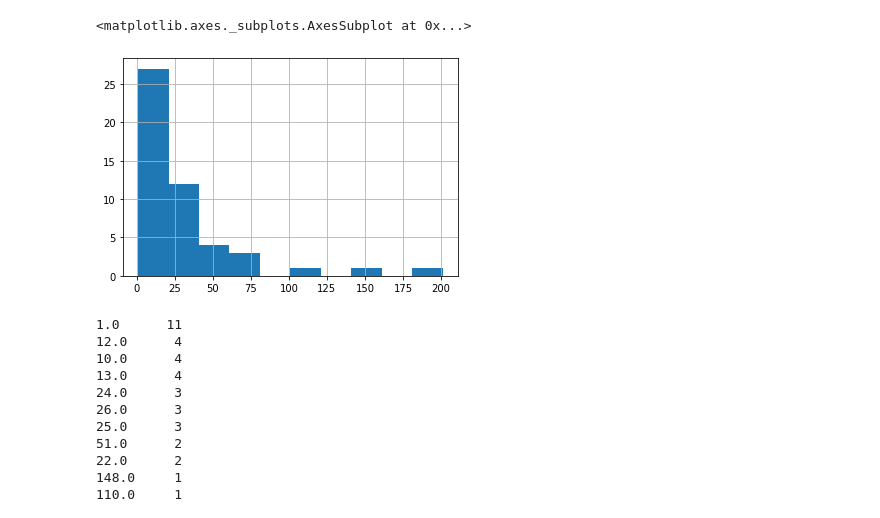
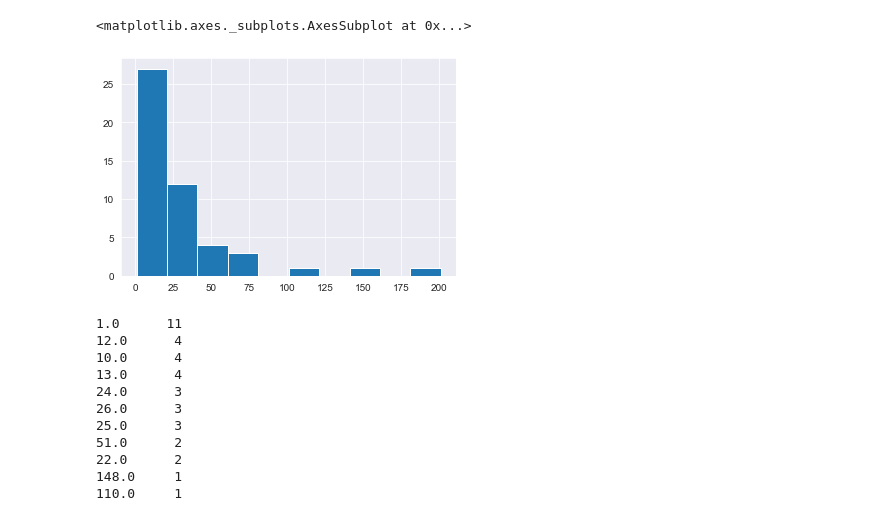
Before and after one commit to josephheadley/CodingPractice, a Jupyter notebook: Python_Folder/Web_Scraping_Folder/Initial EDA.ipynb, the cells around one changed output. Saved outputs shown, nothing was run; the diff lists cells and outputs as text; code cells hidden in the pictures.

```diff
--- a/Python_Folder/Web_Scraping_Folder/Initial EDA.ipynb
+++ b/Python_Folder/Web_Scraping_Folder/Initial EDA.ipynb
@@ -48,10 +49,11 @@ data.describe()
 | 75% | 8.977500 | 26.000000 | 8.636082e+05 |
 | max | 9.210000 | 201.000000 | 2.090273e+06 |
 # %%
+sns.set_style("darkgrid")
 data['Number of Episodes'].hist()
 # %% [output]
 <matplotlib.axes._subplots.AxesSubplot at 0x...>
-[figure, old version]
+[figure, new version]
 # %%
 data['Number of Episodes'].value_counts()
 # %% [output]
```
Also changed, not shown: parts of 23 cells of this notebook, 3 other files.
